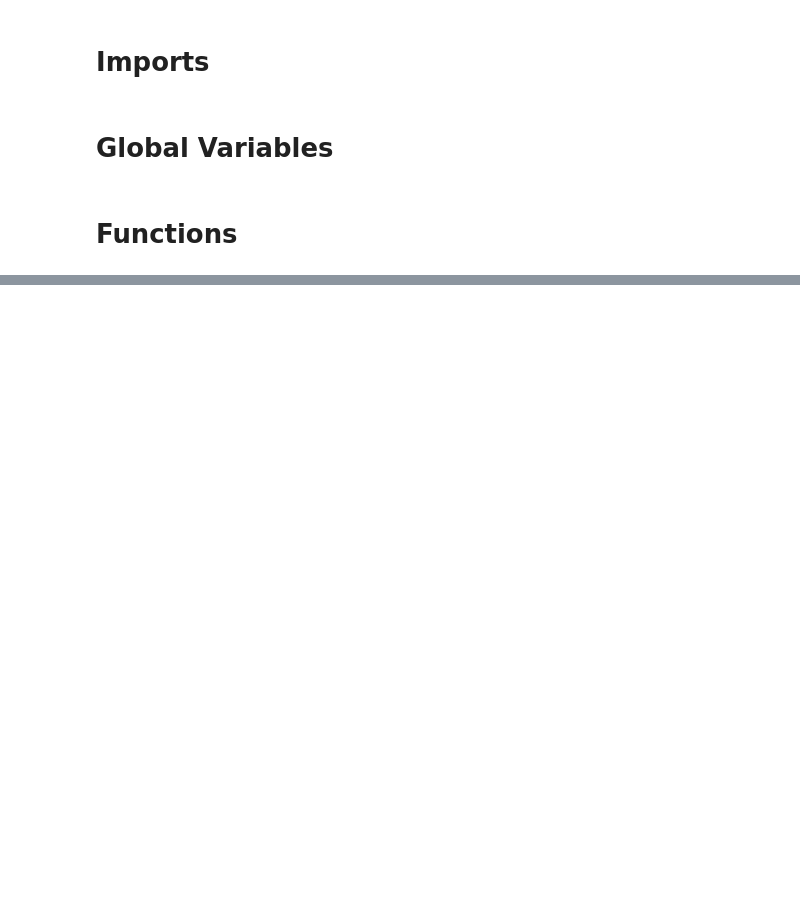
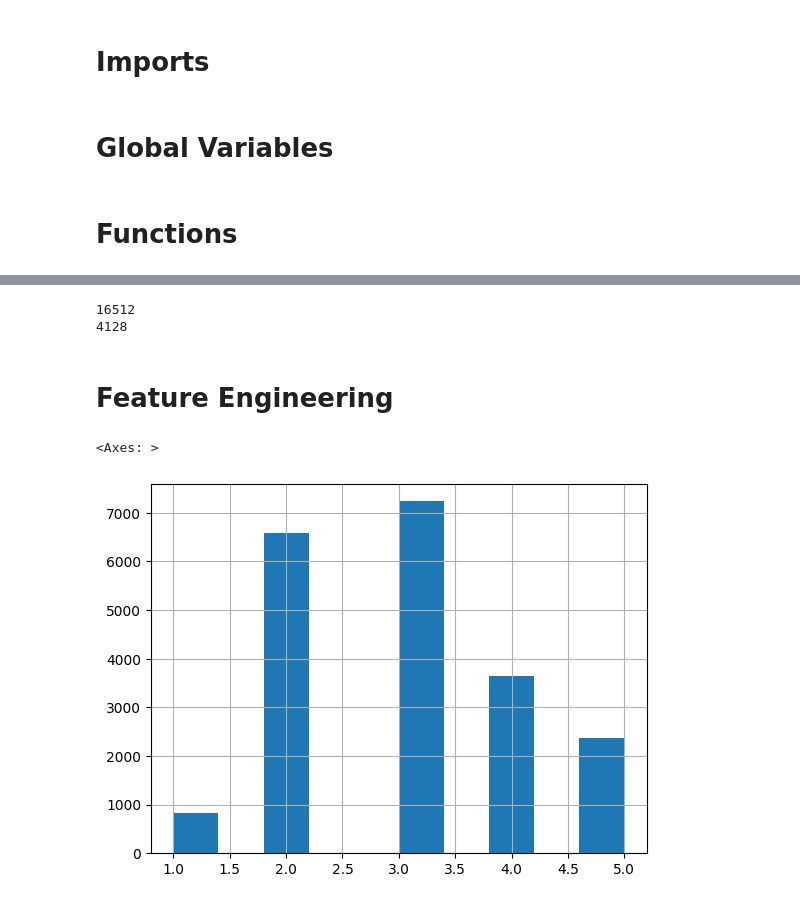
Before and after one commit to MatzkinGurza/MLStudies_Regression_Repo, a Jupyter notebook: Cap2Regressor.ipynb, the cells around one changed output, grey strips where cells are left out. Cells and saved outputs as stored; diff of their text form; code cells hidden in the pictures; blank space fills up the shorter version.

```diff
--- a/Cap2Regressor.ipynb
+++ b/Cap2Regressor.ipynb
@@ -27,0 +109,9 @@ def load_data(dirpath=HOUSING_PATH):
+# %%
+train_set, test_set = split_train_test(housingdf)
+print(len(train_set))
+print(len(test_set))
+#devido à natureza da função, este train e test set mudarâo a cada nova vez que rodarmos esta célula
+#isso ocorre devido à natureza do random e não é uma boa prática para AM
+# %% [output]
+16512
+4128
@@ -27,0 +128,10 @@ def load_data(dirpath=HOUSING_PATH):
+# %% [markdown]
+# Feature Engineering
+# %%
+housingdf['cat_of_income'] = pd.cut(housingdf["median_income"],
+                               bins=[0., 1.5, 3.0, 4.5, 6., np.inf],
+                               labels=[1, 2, 3, 4, 5])
+housingdf["cat_of_income"].hist()
+# %% [output]
+<Axes: >
+[figure, added]
```
Also changed, not shown: parts of 13 cells of this notebook.
